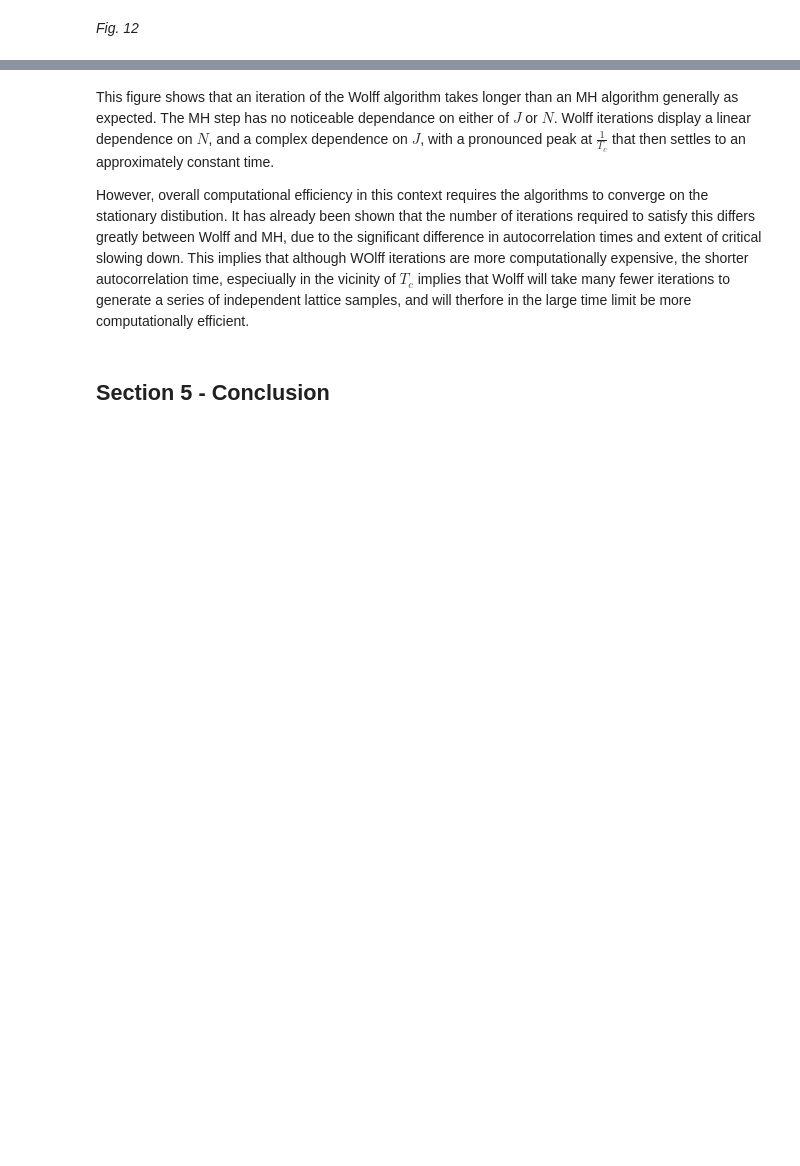
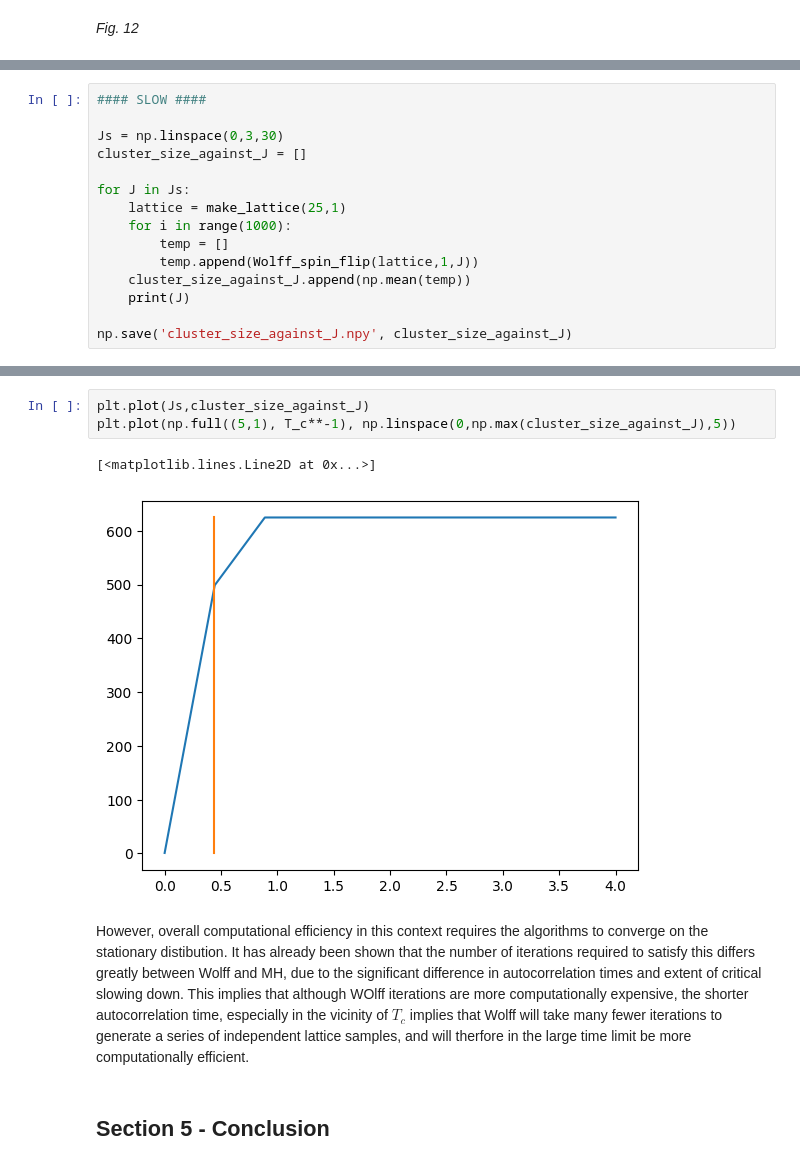
Before and after one commit to Part-II-Computational-Physics/cluster-algorithms-for-monte-carlo-jbd29, a Jupyter notebook: Report.ipynb, the cells around one changed output, grey strips where cells are left out. Cells and saved outputs as stored; diff of their text form; blank space fills up the shorter version.

```diff
--- a/Report.ipynb
+++ b/Report.ipynb
@@ -854,0 +862,15 @@ plt.show()
+# %%
+#### SLOW ####
+
+Js = np.linspace(0,3,30)
+cluster_size_against_J = []
+
+for J in Js:
+    lattice = make_lattice(25,1)
+    for i in range(1000):
+        temp = []
+        temp.append(Wolff_spin_flip(lattice,1,J))
+    cluster_size_against_J.append(np.mean(temp))
+    print(J)
+
+np.save('cluster_size_against_J.npy', cluster_size_against_J)
@@ -855,7 +895,15 @@ plt.show()
+# %%
+plt.plot(Js,cluster_size_against_J)
+plt.plot(np.full((5,1), T_c**-1), np.linspace(0,np.max(cluster_size_against_J),5))
+# %% [output]
+[<matplotlib.lines.Line2D at 0x...>]
+[figure, added]
 # %% [markdown]
-This figure shows that an iteration of the Wolff algorithm takes longer than an MH algorithm generally as expected. The MH step has no noticeable dependance on either of $J$ or $N$. Wolff iterations display a linear dependence on $N$, and a complex dependence on $J$, with a pronounced peak at $\frac{1}{T_c}$ that then settles to an approximately constant time.
 
-However, overall computational efficiency in this context requires the algorithms to converge on the stationary distibution. It has already been shown that the number of iterations required to satisfy this differs greatly between Wolff and MH, due to the significant difference in autocorrelation times and extent of critical slowing down. This implies that although WOlff iterations are more computationally expensive, the shorter autocorrelation time, especiually in the vicinity of $T_c$ implies that Wolff will take many fewer iterations to generate a series of independent lattice samples, and will therfore in the large time limit be more computationally efficient.
+
+
+
+However, overall computational efficiency in this context requires the algorithms to converge on the stationary distibution. It has already been shown that the number of iterations required to satisfy this differs greatly between Wolff and MH, due to the significant difference in autocorrelation times and extent of critical slowing down. This implies that although WOlff iterations are more computationally expensive, the shorter autocorrelation time, especially in the vicinity of $T_c$ implies that Wolff will take many fewer iterations to generate a series of independent lattice samples, and will therfore in the large time limit be more computationally efficient.
 # %% [markdown]
 ## Section 5 - Conclusion
 # %% [markdown]
```
Also changed, not shown: parts of 27 cells of this notebook, 4 other files.
